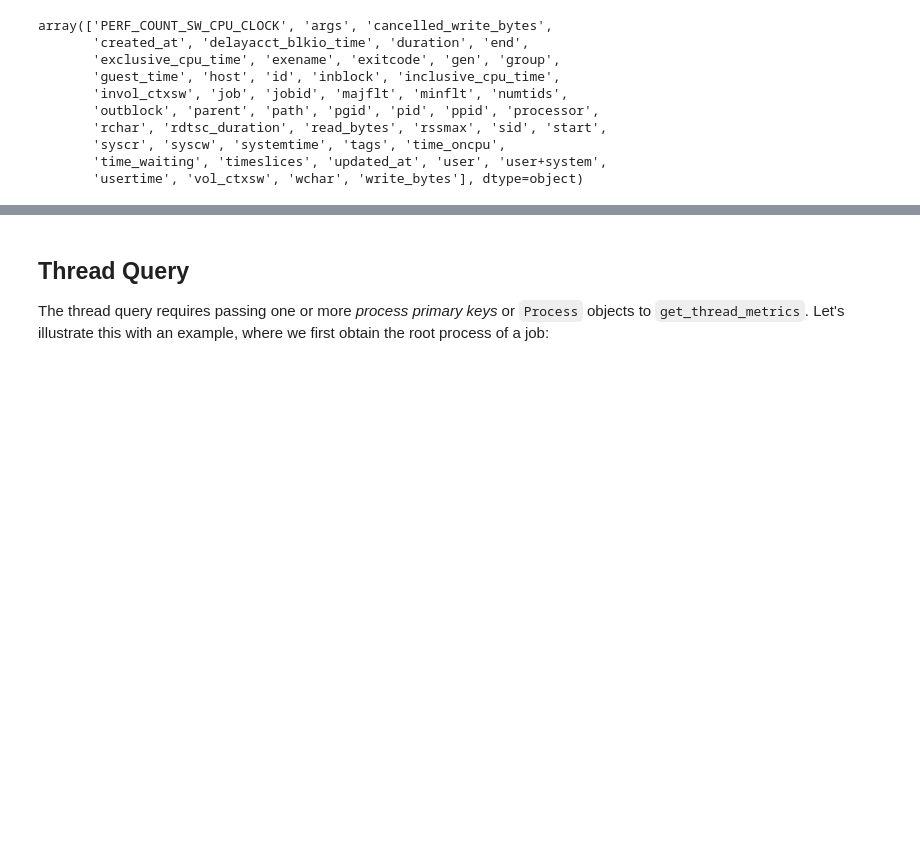
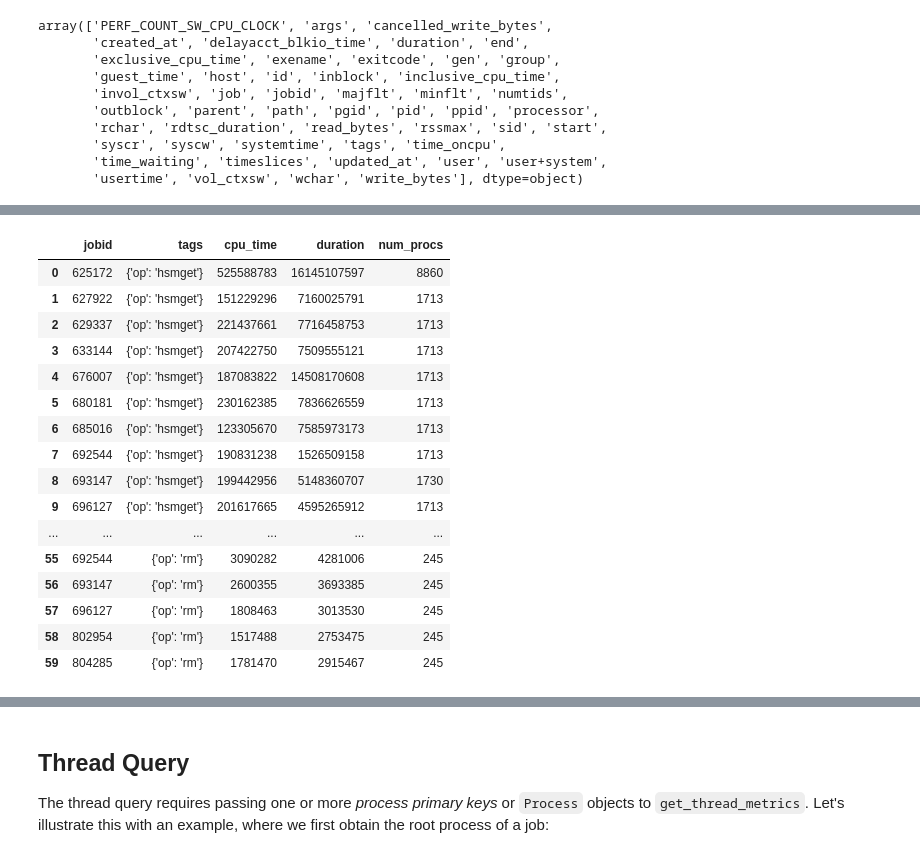
Before and after one commit to ilaflott/epmt, a Jupyter notebook: Query-API.ipynb, the cells around one changed output, grey strips where cells are left out. Drawn from its saved outputs; the diff is of its cells as text; code cells hidden in the pictures; blank space fills up the shorter version.

Commit message:
lots of work on the query workbook and a whole new section on operations including a case study that calculations dm v. total time.

```diff
--- a/Query-API.ipynb
+++ b/Query-API.ipynb
@@ -398,0 +454,7 @@ array(['PERF_COUNT_SW_CPU_CLOCK', 'args', 'cancelled_write_bytes',
+# %%
+# widen width of column display width to show full tag
+import pandas as pd
+pd.set_option('display.max_colwidth', 200)
+
+ops_df = eq.op_metrics(jobs, fmt='pandas')
+ops_df[['jobid', 'tags', 'duration', 'cpu_time']]
@@ -398,0 +488,22 @@ array(['PERF_COUNT_SW_CPU_CLOCK', 'args', 'cancelled_write_bytes',
+# %%
+dm_tags = ['op:hsmget', 'op:cp', 'op:dmget', 'op:gcp', 'op:mv', 'op:untar', 'op:tar', 'op:rm']
+dm_ops_df = eq.op_metrics(jobs, tags = dm_tags)
+dm_ops_df[['jobid', 'tags', 'cpu_time', 'duration', 'num_procs']]
+# %% [output]
+|  | jobid | tags | cpu_time | duration | num_procs |
+| 0 | 625172 | {'op': 'hsmget'} | 525588783 | 16145107597 | 8860 |
+| 1 | 627922 | {'op': 'hsmget'} | 151229296 | 7160025791 | 1713 |
+| 2 | 629337 | {'op': 'hsmget'} | 221437661 | 7716458753 | 1713 |
+| 3 | 633144 | {'op': 'hsmget'} | 207422750 | 7509555121 | 1713 |
+| 4 | 676007 | {'op': 'hsmget'} | 187083822 | 14508170608 | 1713 |
+| 5 | 680181 | {'op': 'hsmget'} | 230162385 | 7836626559 | 1713 |
+| 6 | 685016 | {'op': 'hsmget'} | 123305670 | 7585973173 | 1713 |
+| 7 | 692544 | {'op': 'hsmget'} | 190831238 | 1526509158 | 1713 |
+| 8 | 693147 | {'op': 'hsmget'} | 199442956 | 5148360707 | 1730 |
+| 9 | 696127 | {'op': 'hsmget'} | 201617665 | 4595265912 | 1713 |
+| ... | ... | ... | ... | ... | ... |
+| 55 | 692544 | {'op': 'rm'} | 3090282 | 4281006 | 245 |
+| 56 | 693147 | {'op': 'rm'} | 2600355 | 3693385 | 245 |
+| 57 | 696127 | {'op': 'rm'} | 1808463 | 3013530 | 245 |
+| 58 | 802954 | {'op': 'rm'} | 1517488 | 2753475 | 245 |
+| 59 | 804285 | {'op': 'rm'} | 1781470 | 2915467 | 245 |
```
Also changed, not shown: parts of 60 cells of this notebook.
